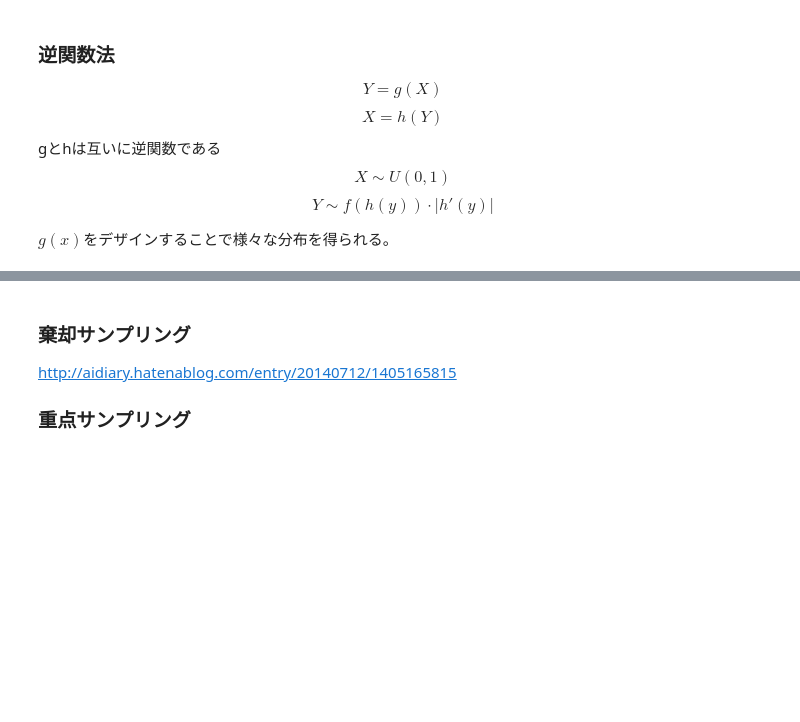
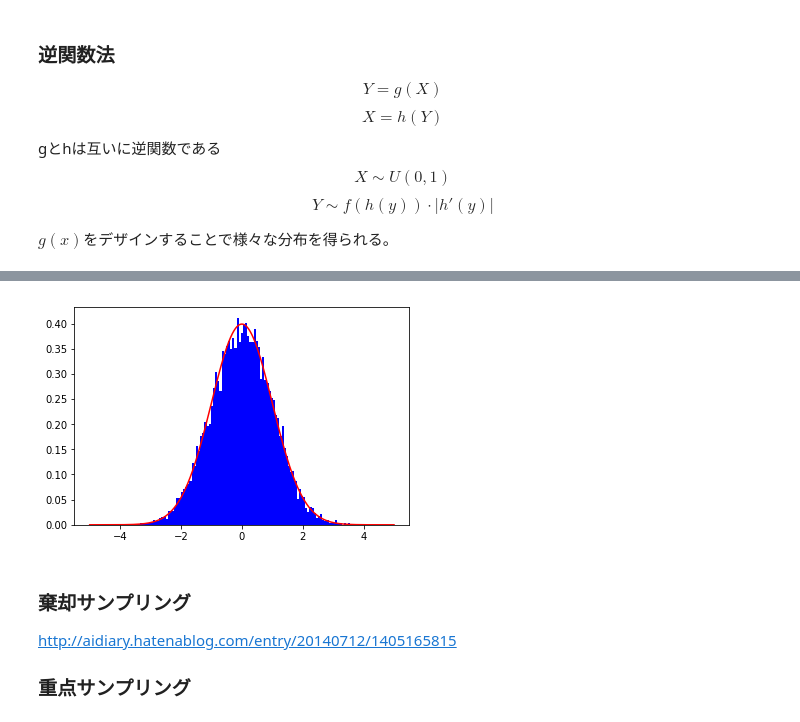
Before and after one commit to aronsoyol/lda, a Jupyter notebook: MCMC.ipynb, the cells around one changed output, grey strips where cells are left out. Cells and saved outputs as stored; diff of their text form; code cells hidden in the pictures; blank space fills up the shorter version.

```diff
--- a/MCMC.ipynb
+++ b/MCMC.ipynb
@@ -47,3 +125,19 @@ $g(x)$をデザインすることで様々な分布を得られる。
+# %%
+boxmuller = lambda x, y: np.sqrt(-2 * np.log(x)) * np.sin(2* np.pi * y)
+def boxmuller_test(sample_size):
+    xs = np.random.uniform(size = sample_size)
+    ys = np.random.uniform(size =sample_size)
+    norm = lambda x: 1/(np.sqrt(2 * np.pi)) * np.exp(-x**2/2)
+    xx_ = np.linspace(-5.0,  5.0, 1000)
+    yy_ = norm(xx_)
+    plt.plot(xx_,yy_,color="r")
+    plt.hist(boxmuller(xs, ys), bins=100, normed=True, color="b")
+    plt.show()
+#     print(len(z))
+#     print(np.std(z))
+boxmuller_test(10000)
+# %% [output]
+[figure, added]
 # %% [markdown]
 ### 棄却サンプリング
 
```
Also changed, not shown: parts of 22 cells of this notebook.
